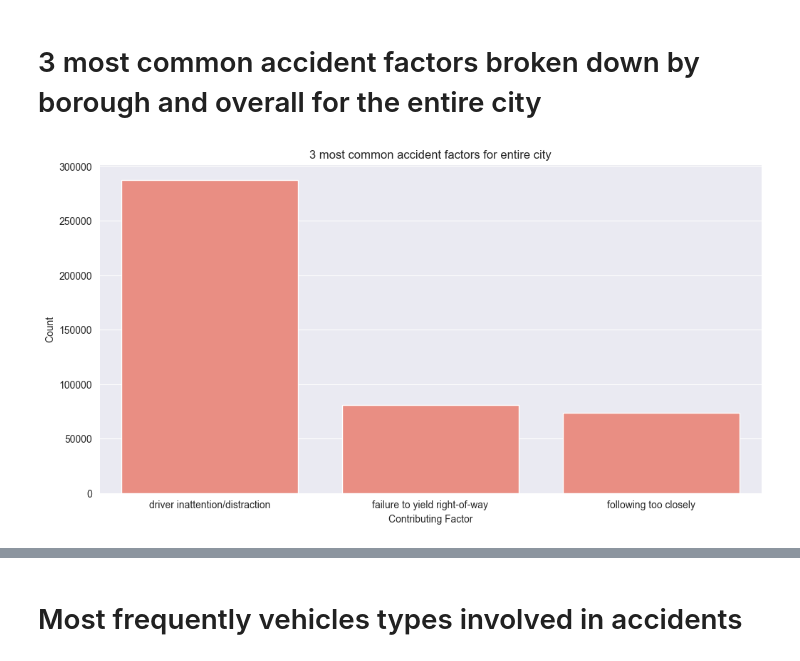
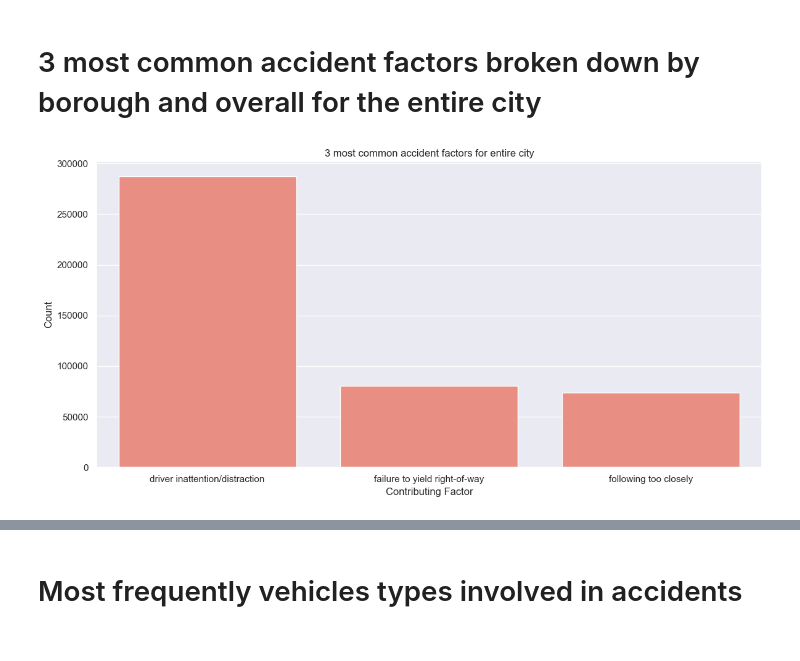
Before and after one commit to IgorGarlej/nyc-traffic-accident-analysis, a Jupyter notebook: notebooks/02.Analysis.ipynb, the cells around one changed output, grey strips where cells are left out. Saved outputs shown, nothing was run; the diff lists cells and outputs as text; code cells hidden in the pictures.

```diff
--- a/notebooks/02.Analysis.ipynb
+++ b/notebooks/02.Analysis.ipynb
@@ -221,15 +226,16 @@ top_3_entire.columns = ['CONTRIBUTING FACTOR', 'count']
 # %%
 sns.set_style("darkgrid")
 
 fig, ax = plt.subplots(figsize=(12, 6))
 
 sns.barplot(data = top_3_entire, x = "CONTRIBUTING FACTOR", y = "count", color = "salmon"  )
 ax.set_title("3 most common accident factors for entire city")
 ax.set_xlabel("Contributing Factor")
 ax.set_ylabel("Count")
+plt.tight_layout()
 plt.show()
 # %% [output]
-[figure, old version]
+[figure, new version]
 # %%
 pivot_borough.plot(kind='bar', stacked=True, figsize=(12, 6), colormap='Set2')
 
```
Also changed, not shown: parts of 23 cells of this notebook.
